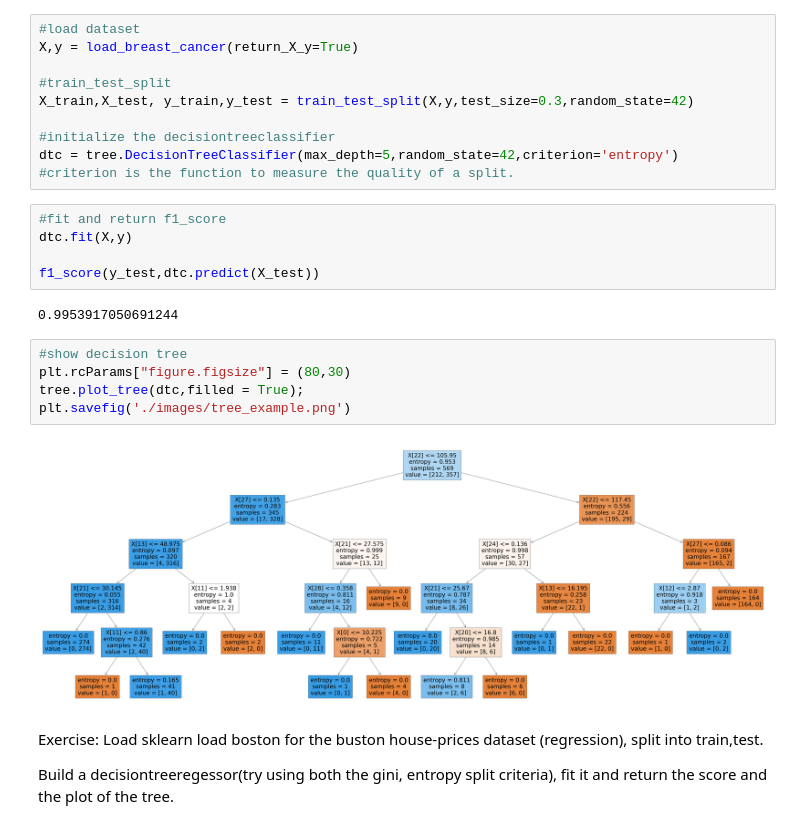
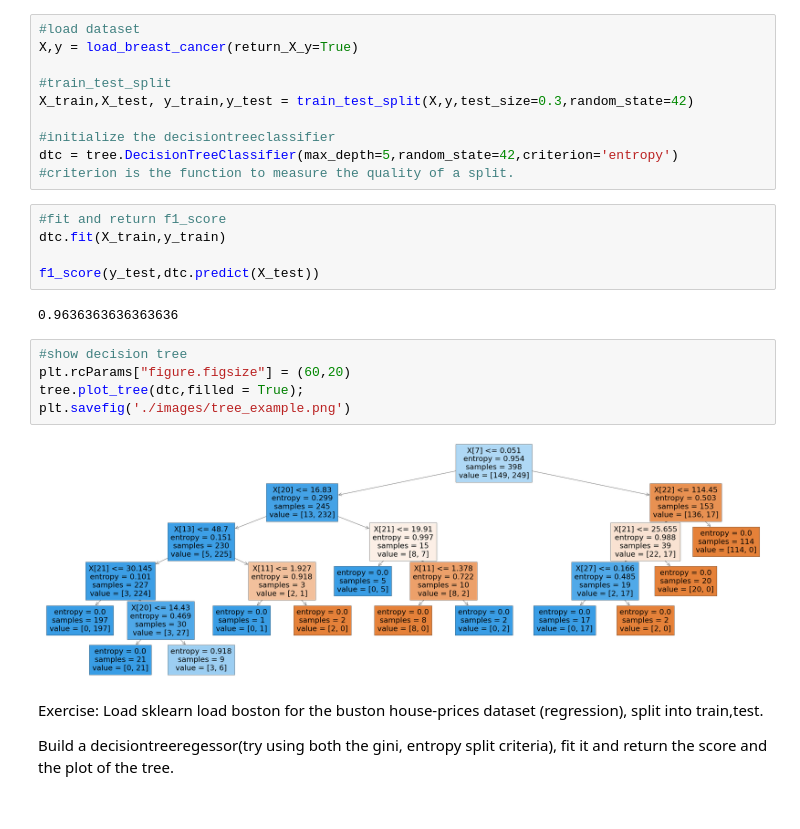
Before and after one commit to samsonafo/dsr-trees, a Jupyter notebook: decision-Trees.ipynb, the cells around one changed output. Cells and saved outputs as stored; diff of their text form.

```diff
--- a/decision-Trees.ipynb
+++ b/decision-Trees.ipynb
@@ -144,18 +144,18 @@ dtc = tree.DecisionTreeClassifier(max_depth=5,random_state=42,criterion='entropy
 #criterion is the function to measure the quality of a split.
 # %%
 #fit and return f1_score
-dtc.fit(X,y)
+dtc.fit(X_train,y_train)
 
 f1_score(y_test,dtc.predict(X_test))
 # %% [output]
-0.9953917050691244
+0.9636363636363636
 # %%
 #show decision tree
-plt.rcParams["figure.figsize"] = (80,30)
+plt.rcParams["figure.figsize"] = (60,20)
 tree.plot_tree(dtc,filled = True);
 plt.savefig('./images/tree_example.png')
 # %% [output]
-[figure, old version]
+[figure, new version]
 # %% [markdown]
 Exercise: Load sklearn load boston for the buston house-prices dataset (regression), split into train,test.
 
```
Also changed, not shown: parts of 7 cells of this notebook, 7 other files.
